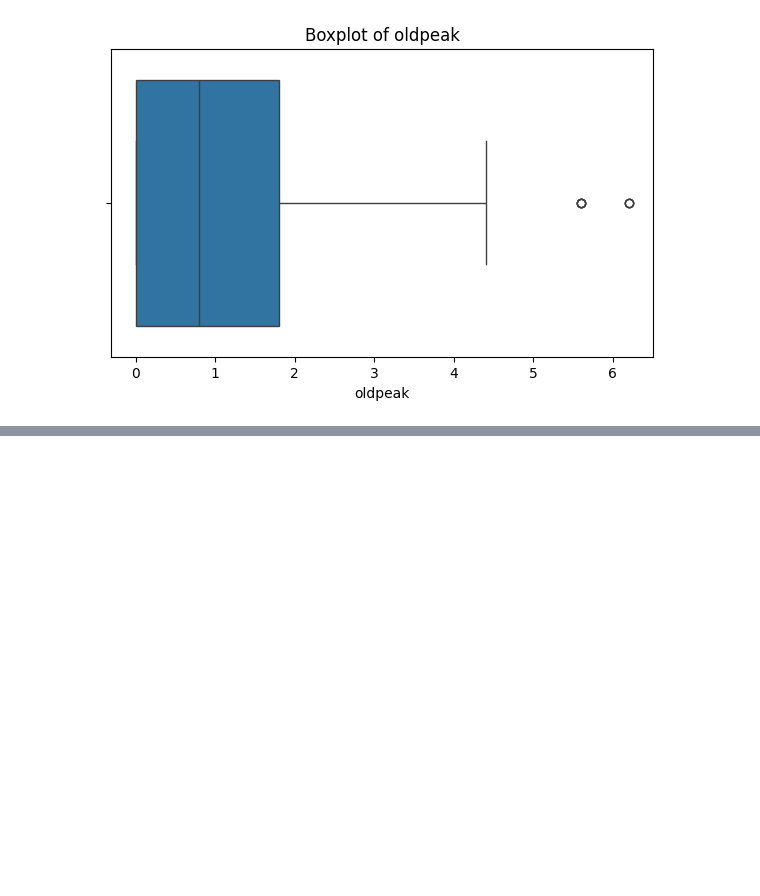
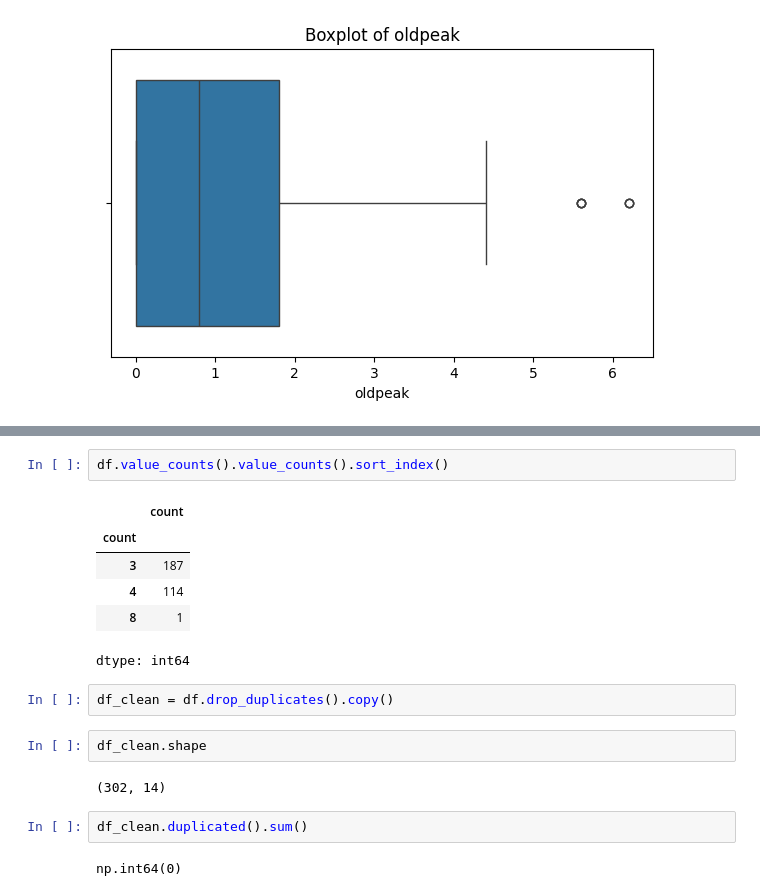
Before and after one commit to halimAhtasham/DeepLearning, a Jupyter notebook: 02_EDA.ipynb, the cells around one changed output, grey strips where cells are left out. Drawn from its saved outputs; the diff is of its cells as text; blank space fills up the shorter version.

```diff
--- a/02_EDA.ipynb
+++ b/02_EDA.ipynb
@@ -280,0 +372,19 @@ for feature in features:
+# %%
+df.value_counts().value_counts().sort_index()
+# %% [output]
+|  | count |
+| count |  |
+| 3 | 187 |
+| 4 | 114 |
+| 8 | 1 |
+dtype: int64
+# %%
+df_clean = df.drop_duplicates().copy()
+# %%
+df_clean.shape
+# %% [output]
+(302, 14)
+# %%
+df_clean.duplicated().sum()
+# %% [output]
+np.int64(0)
```
Also changed, not shown: parts of 11 cells of this notebook.
